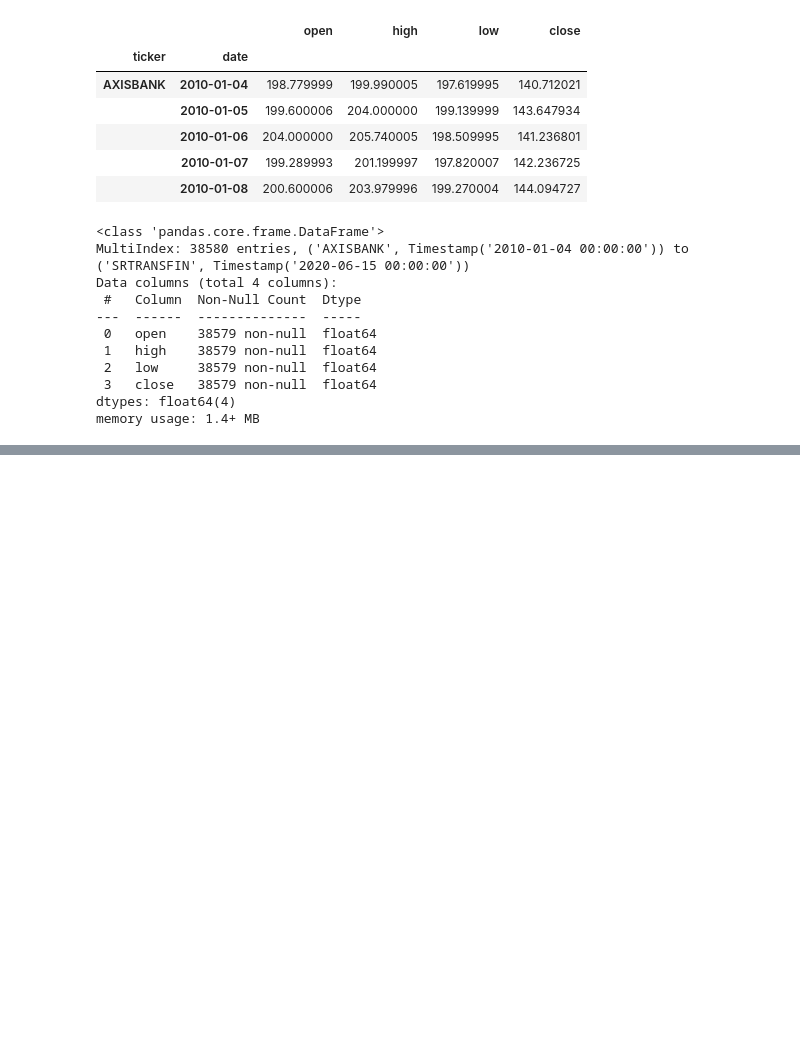
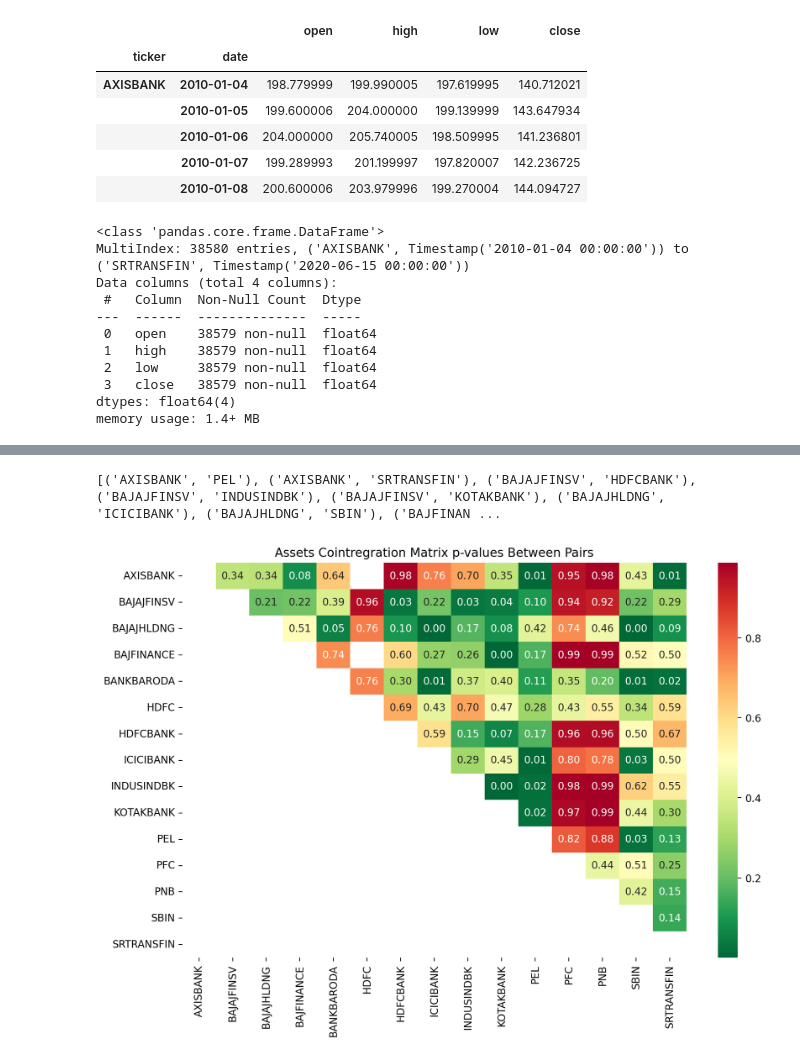
Before and after one commit to Romuldavid/Pair_Traiding, a Jupyter notebook: 2_pt.ipynb, the cells around one changed output, grey strips where cells are left out. Drawn from its saved outputs; the diff is of its cells as text; code cells hidden in the pictures; blank space fills up the shorter version.

```diff
--- a/2_pt.ipynb
+++ b/2_pt.ipynb
@@ -70,0 +111,26 @@ memory usage: 1.4+ MB
+# %%
+# функция для поиска коинтегрированных
+def find_cointegrated_pairs(data):
+    n = data.shape[1]
+    pvalue_matrix = np.ones((n, n))
+    keys = data.keys()
+    pairs = []
+    for i in range(n):
+        for j in range(i+1, n):
+            result = coint(data[keys[i]], data[keys[j]])
+            pvalue_matrix[i, j] = result[1]
+            if result[1] < 0.05:
+                pairs.append((keys[i], keys[j]))
+    return pvalue_matrix, pairs
+# %%
+# рассчитываем p-значения и строим в виде тепловой карты
+pvalues, pairs = find_cointegrated_pairs(train_close)
+print(pairs)
+fig, ax = plt.subplots(figsize=(10,7))
+sns.heatmap(pvalues, xticklabels = train_close.columns, yticklabels = train_close.columns, cmap = 'RdYlGn_r', annot = True, fmt=".2f",mask = (pvalues >= 0.99))
+ax.set_title('Assets Cointregration Matrix p-values Between Pairs')
+plt.tight_layout()
+plt.savefig('images/chart2', dpi=300)
+# %% [output]
+[('AXISBANK', 'PEL'), ('AXISBANK', 'SRTRANSFIN'), ('BAJAJFINSV', 'HDFCBANK'), ('BAJAJFINSV', 'INDUSINDBK'), ('BAJAJFINSV', 'KOTAKBANK'), ('BAJAJHLDNG', 'ICICIBANK'), ('BAJAJHLDNG', 'SBIN'), ('BAJFINAN ...
+[figure, added]
```
Also changed, not shown: parts of 5 cells of this notebook, 4 other files.
